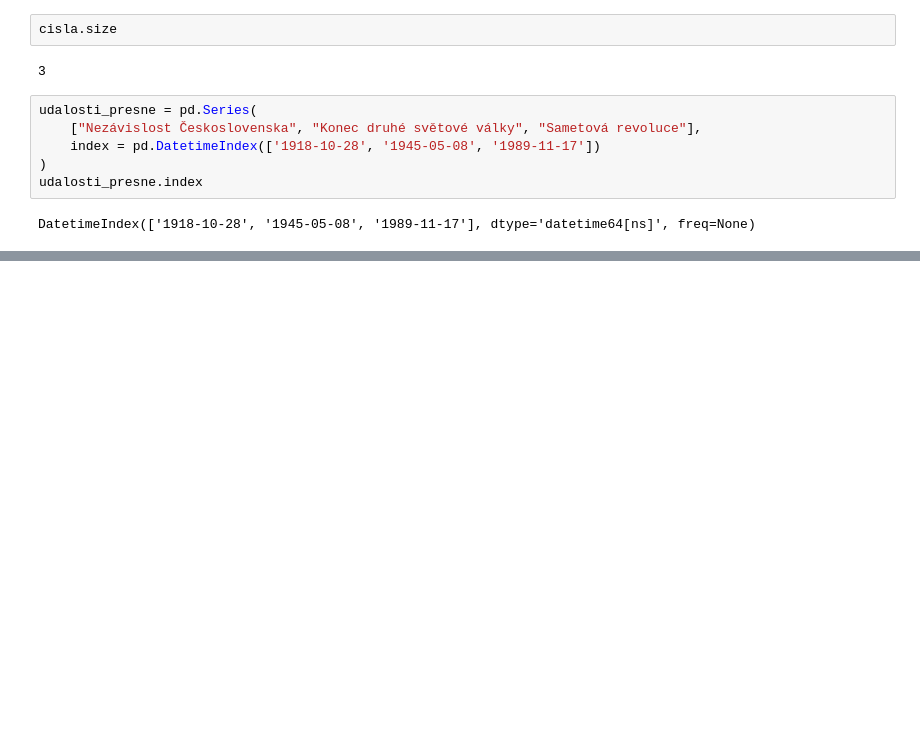
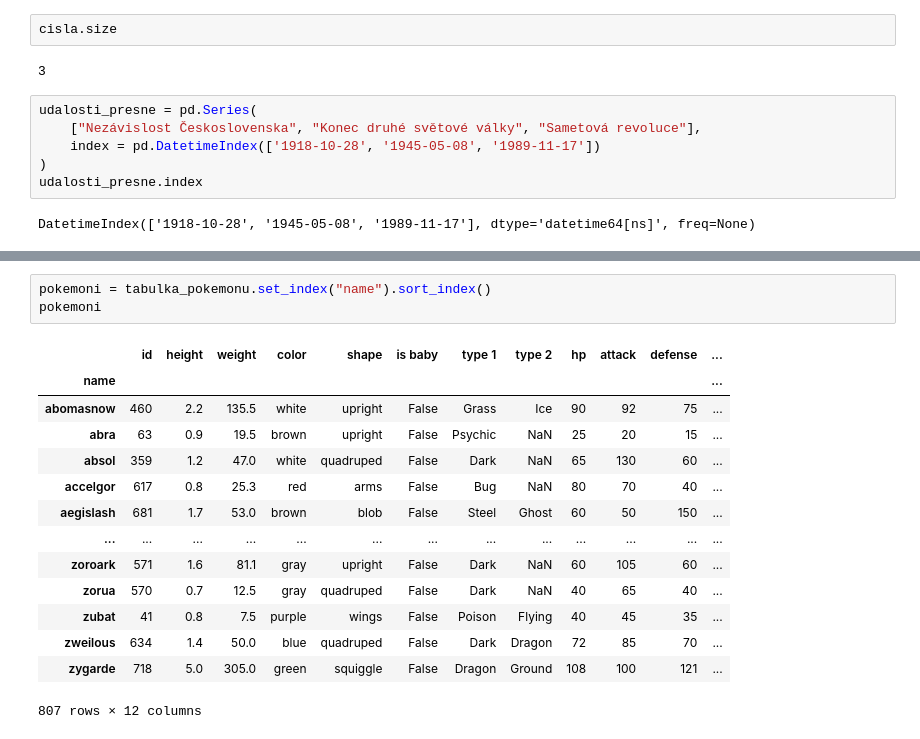
Before and after one commit to 4Dhom/Jupyter, a Jupyter notebook: Pandas - uvod.ipynb, the cells around one changed output, grey strips where cells are left out. Drawn from its saved outputs; the diff is of its cells as text; blank space fills up the shorter version.

```diff
--- a/Pandas - uvod.ipynb
+++ b/Pandas - uvod.ipynb
@@ -93,0 +120,18 @@ DatetimeIndex(['1918-10-28', '1945-05-08', '1989-11-17'], dtype='datetime64[ns]'
+# %%
+pokemoni = tabulka_pokemonu.set_index("name").sort_index()
+pokemoni
+# %% [output]
+|  | id | height | weight | color | shape | is baby | type 1 | type 2 | hp | attack | defense | ... |
+| name |  |  |  |  |  |  |  |  |  |  |  | ... |
+| abomasnow | 460 | 2.2 | 135.5 | white | upright | False | Grass | Ice | 90 | 92 | 75 | ... |
+| abra | 63 | 0.9 | 19.5 | brown | upright | False | Psychic | NaN | 25 | 20 | 15 | ... |
+| absol | 359 | 1.2 | 47.0 | white | quadruped | False | Dark | NaN | 65 | 130 | 60 | ... |
+| accelgor | 617 | 0.8 | 25.3 | red | arms | False | Bug | NaN | 80 | 70 | 40 | ... |
+| aegislash | 681 | 1.7 | 53.0 | brown | blob | False | Steel | Ghost | 60 | 50 | 150 | ... |
+| ... | ... | ... | ... | ... | ... | ... | ... | ... | ... | ... | ... | ... |
+| zoroark | 571 | 1.6 | 81.1 | gray | upright | False | Dark | NaN | 60 | 105 | 60 | ... |
+| zorua | 570 | 0.7 | 12.5 | gray | quadruped | False | Dark | NaN | 40 | 65 | 40 | ... |
+| zubat | 41 | 0.8 | 7.5 | purple | wings | False | Poison | Flying | 40 | 45 | 35 | ... |
+| zweilous | 634 | 1.4 | 50.0 | blue | quadruped | False | Dark | Dragon | 72 | 85 | 70 | ... |
+| zygarde | 718 | 5.0 | 305.0 | green | squiggle | False | Dragon | Ground | 108 | 100 | 121 | ... |
+807 rows × 12 columns
```
Also changed, not shown: parts of 8 cells of this notebook, 5 other files.
